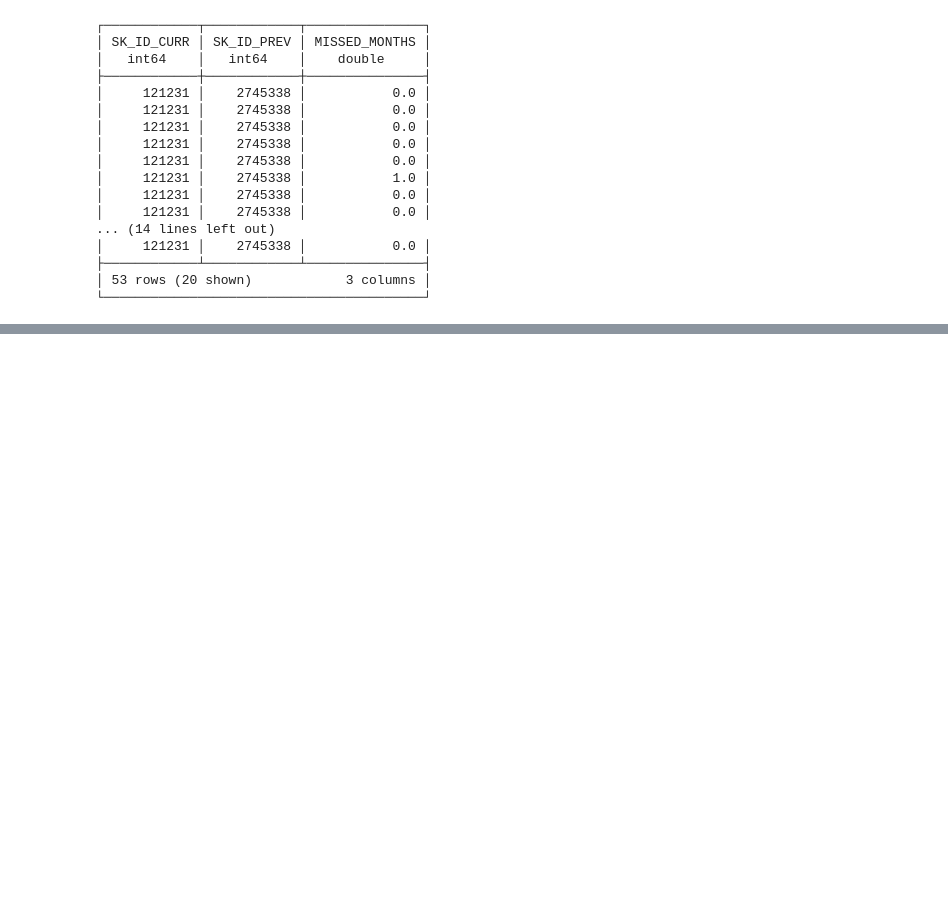
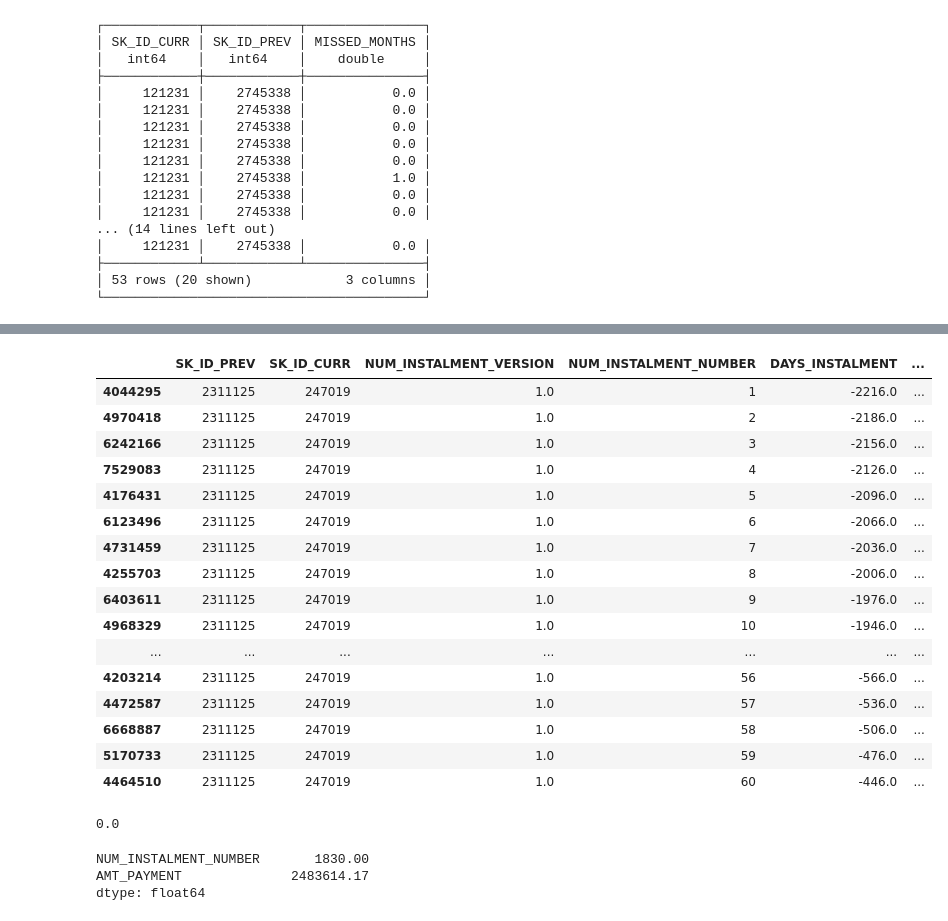
Before and after one commit to gkukse/Home-Credit-Default-Risk, a Jupyter notebook: instalments_payments.ipynb, the cells around one changed output, grey strips where cells are left out. Saved outputs shown, nothing was run; the diff lists cells and outputs as text; code cells hidden in the pictures; blank space fills up the shorter version.

```diff
--- a/instalments_payments.ipynb
+++ b/instalments_payments.ipynb
@@ -323,0 +390,30 @@ AMT_Missed
+# %%
+installments_payments[(installments_payments['SK_ID_PREV'] == 2311125) & (installments_payments['SK_ID_CURR'] == 247019)].sort_values(by='NUM_INSTALMENT_NUMBER')
+# %% [output]
+|  | SK_ID_PREV | SK_ID_CURR | NUM_INSTALMENT_VERSION | NUM_INSTALMENT_NUMBER | DAYS_INSTALMENT | ... |
+| 4044295 | 2311125 | 247019 | 1.0 | 1 | -2216.0 | ... |
+| 4970418 | 2311125 | 247019 | 1.0 | 2 | -2186.0 | ... |
+| 6242166 | 2311125 | 247019 | 1.0 | 3 | -2156.0 | ... |
+| 7529083 | 2311125 | 247019 | 1.0 | 4 | -2126.0 | ... |
+| 4176431 | 2311125 | 247019 | 1.0 | 5 | -2096.0 | ... |
+| 6123496 | 2311125 | 247019 | 1.0 | 6 | -2066.0 | ... |
+| 4731459 | 2311125 | 247019 | 1.0 | 7 | -2036.0 | ... |
+| 4255703 | 2311125 | 247019 | 1.0 | 8 | -2006.0 | ... |
+| 6403611 | 2311125 | 247019 | 1.0 | 9 | -1976.0 | ... |
+| 4968329 | 2311125 | 247019 | 1.0 | 10 | -1946.0 | ... |
+| ... | ... | ... | ... | ... | ... | ... |
+| 4203214 | 2311125 | 247019 | 1.0 | 56 | -566.0 | ... |
+| 4472587 | 2311125 | 247019 | 1.0 | 57 | -536.0 | ... |
+| 6668887 | 2311125 | 247019 | 1.0 | 58 | -506.0 | ... |
+| 5170733 | 2311125 | 247019 | 1.0 | 59 | -476.0 | ... |
+| 4464510 | 2311125 | 247019 | 1.0 | 60 | -446.0 | ... |
+# %%
+installments_payments[(installments_payments['SK_ID_PREV'] == 2311125) & (installments_payments['SK_ID_CURR'] == 247019)]['AMT_INSTALMENT'].sum()
+# %% [output]
+0.0
+# %%
+installments_payments[(installments_payments['SK_ID_PREV'] == 2311125) & (installments_payments['SK_ID_CURR'] == 247019)][['NUM_INSTALMENT_NUMBER', 'AMT_PAYMENT']].drop_duplicates().sum()
+# %% [output]
+NUM_INSTALMENT_NUMBER       1830.00
+AMT_PAYMENT              2483614.17
+dtype: float64
```
Also changed, not shown: parts of 14 cells of this notebook.
